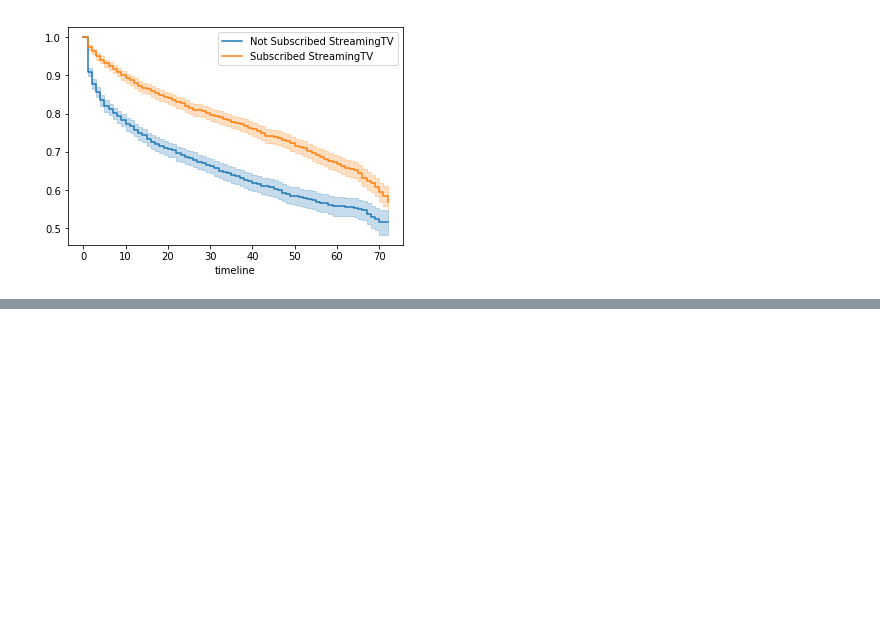
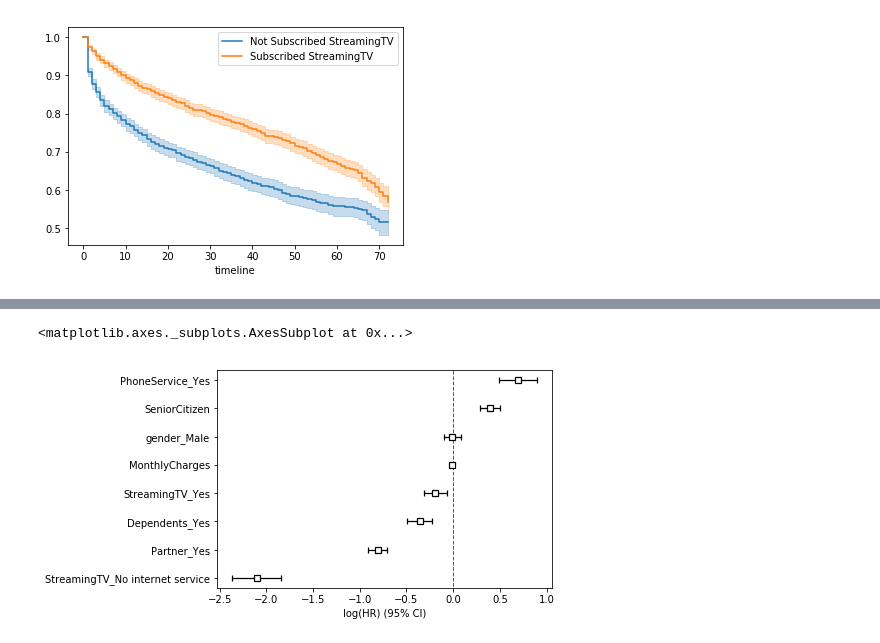
Before and after one commit to shfunhuang/Survival, a Jupyter notebook: Survival Analysis - Quick Implementation.ipynb, the cells around one changed output, grey strips where cells are left out. Saved outputs shown, nothing was run; the diff lists cells and outputs as text; code cells hidden in the pictures; blank space fills up the shorter version.

```diff
--- a/Survival Analysis - Quick Implementation.ipynb
+++ b/Survival Analysis - Quick Implementation.ipynb
@@ -219,0 +245,3 @@ kmf1.plot(ax=a1)
+# %%
+df_r = df.loc[:,['Churn', 'tenure', 'gender', 'Partner', 'Dependents', 'PhoneService','MonthlyCharges','SeniorCitizen','StreamingTV']]
+df_r.head() ## have a look at the data
@@ -219,0 +255,4 @@ kmf1.plot(ax=a1)
+# %%
+## Create dummy variables
+df_dummy = pd.get_dummies(df_r, drop_first=True)
+df_dummy.head()
@@ -219,0 +266,5 @@ kmf1.plot(ax=a1)
+# %%
+# Using Cox Proportional Hazards model
+cph = CoxPHFitter()   ## Instantiate the class to create a cph object
+cph.fit(df_dummy, 'tenure', 'Churn')   ## Fit the data to train the model
+cph.print_summary()    ## HAve a look at the significance of the features
@@ -219,0 +289,5 @@ kmf1.plot(ax=a1)
+# %%
+cph.plot()
+# %% [output]
+<matplotlib.axes._subplots.AxesSubplot at 0x...>
+[figure, added]
```
Also changed, not shown: parts of 9 cells of this notebook.
